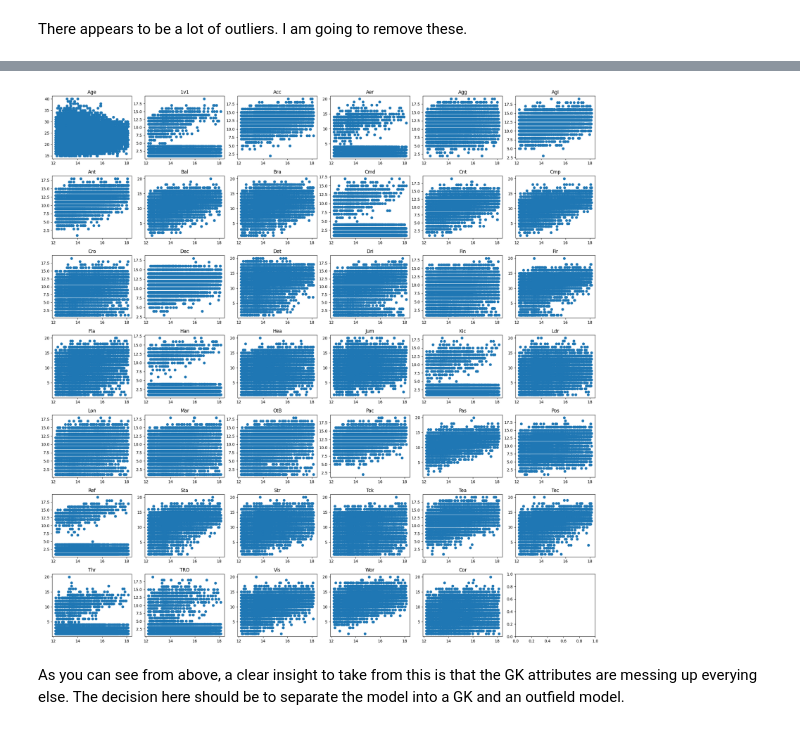
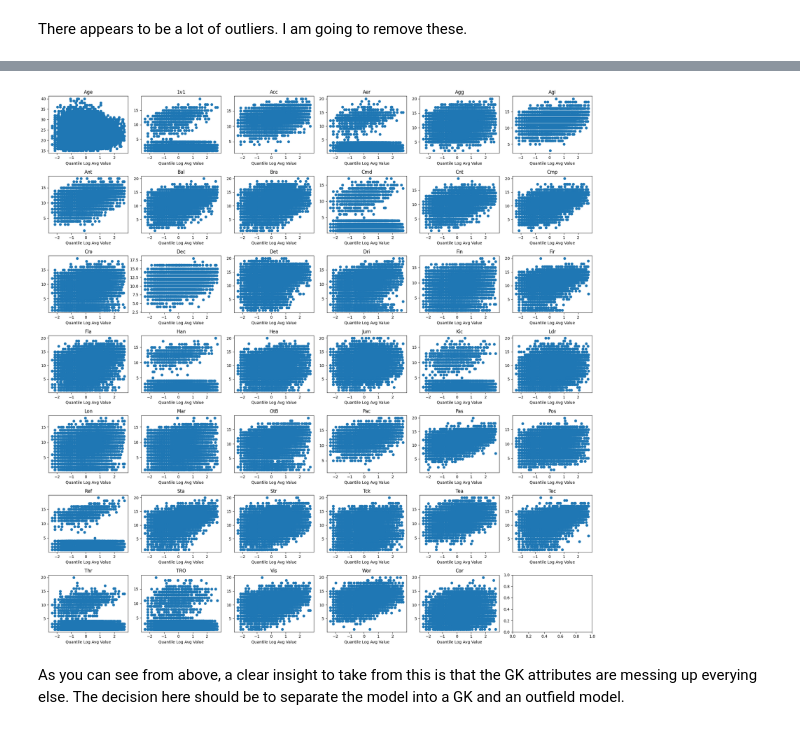
Before and after one commit to louis-porter/FM24_player_valuation_analysis, a Jupyter notebook: FM_player_valuation_analysis.ipynb, the cells around one changed output, grey strips where cells are left out. Drawn from its saved outputs; the diff is of its cells as text; code cells hidden in the pictures.

Commit message:
Normally distributed y, and re-doing Model Selection section

```diff
--- a/FM_player_valuation_analysis.ipynb
+++ b/FM_player_valuation_analysis.ipynb
@@ -90,7 +90,7 @@ Name: Avg Value, dtype: float64
 As you can see, the target variable is heavily right skewed. Therefore, I will apply a log transformation.
 # %%
 # Applying log transformtation on target variable
-df["Log Avg Value"] = np.log1p(df["Avg Value"])
+df["Log Avg Value"] = np.log(df["Avg Value"])
 print(df["Log Avg Value"].describe())
 plt.hist(df["Log Avg Value"], bins=30)
 plt.title("Log Avg Value Histogram")
@@ -106,3 +106,13 @@ min         12.206078
 max         19.224922
 Name: Log Avg Value, dtype: float64
 [figure]
+# %%
+from sklearn.preprocessing import QuantileTransformer
+
+# Applying a quantile transformation to ge the y variable into a more normal distribution
+quantile_transformer = QuantileTransformer(output_distribution="normal", random_state=42)
+df["Quantile Log Avg Value"] = quantile_transformer.fit_transform(df[["Log Avg Value"]])
+
+plt.hist(df["Quantile Log Avg Value"], bins=30)
+plt.title("Quantile Log Avg Value Histogram")
+plt.show()
@@ -118,11 +130,11 @@ plt.show()
 There appears to be a lot of outliers. I am going to remove these.
 # %%
 # Filtering out outliers that are the interquartile range above or below the third and first quartiles.
-Q1 = df["Log Avg Value"].quantile(0.25)
-Q3 = df["Log Avg Value"].quantile(0.75)
+Q1 = df["Quantile Log Avg Value"].quantile(0.25)
+Q3 = df["Quantile Log Avg Value"].quantile(0.75)
 IQR = Q3 - Q1
 
 lower_bound = Q1 - (1.5 * IQR)
 upper_bound = Q3 + (1.5 * IQR)
 
-df = df[(df["Log Avg Value"] >= lower_bound) & (df["Log Avg Value"] <= upper_bound)]
+df = df[(df["Quantile Log Avg Value"] >= lower_bound) & (df["Quantile Log Avg Value"] <= upper_bound)]
@@ -129,21 +147,22 @@ df = df[(df["Log Avg Value"] >= lower_bound) & (df["Log Avg Value"] <= upper_bou
 # %%
 #Creating a grid of scatter plots, plotting the continuous features against y
 
 n_rows, n_cols = 7, 6
 columns = ["Age", "1v1", "Acc", "Aer", "Agg", "Agi", "Ant", "Bal", "Bra", "Cmd", "Cnt", "Cmp", "Cro",
                "Dec", "Det", "Dri", "Fin", "Fir", "Fla", "Han", "Hea", "Jum", "Kic", "Ldr", "Lon", "Mar",
                "OtB", "Pac", "Pas", "Pos", "Ref", "Sta", "Str", "Tck", "Tea", "Tec", "Thr", "TRO", "Vis",
                "Wor", "Cor"]
 fig, axes = plt.subplots(n_rows, n_cols, figsize=(20,20))
 axes = axes.flatten()
 for i, col in enumerate(columns):
-    axes[i].scatter(df["Log Avg Value"], df[col])
+    axes[i].scatter(df["Quantile Log Avg Value"], df[col])
     axes[i].set_title(col)
+    axes[i].set_xlabel("Quantile Log Avg Value")
 
 plt.tight_layout()
 plt.show()
 # %% [output]
-[figure, old version]
+[figure, new version]
 # %% [markdown]
 As you can see from above, a clear insight to take from this is that the GK attributes are messing up everying else. The decision here should be to separate the model into a GK and an outfield model.
 # %%
```
Also changed, not shown: parts of 22 cells of this notebook.
